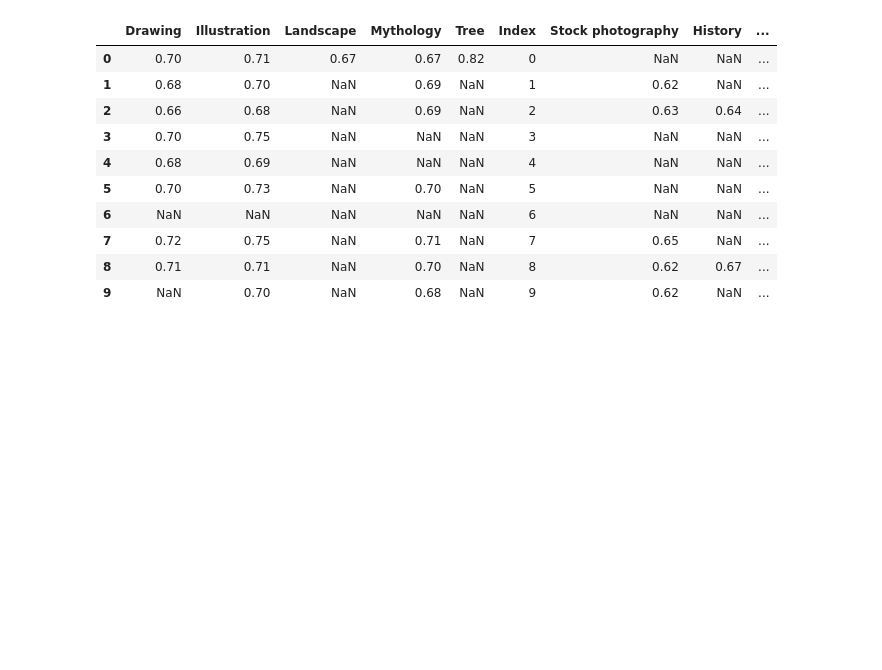
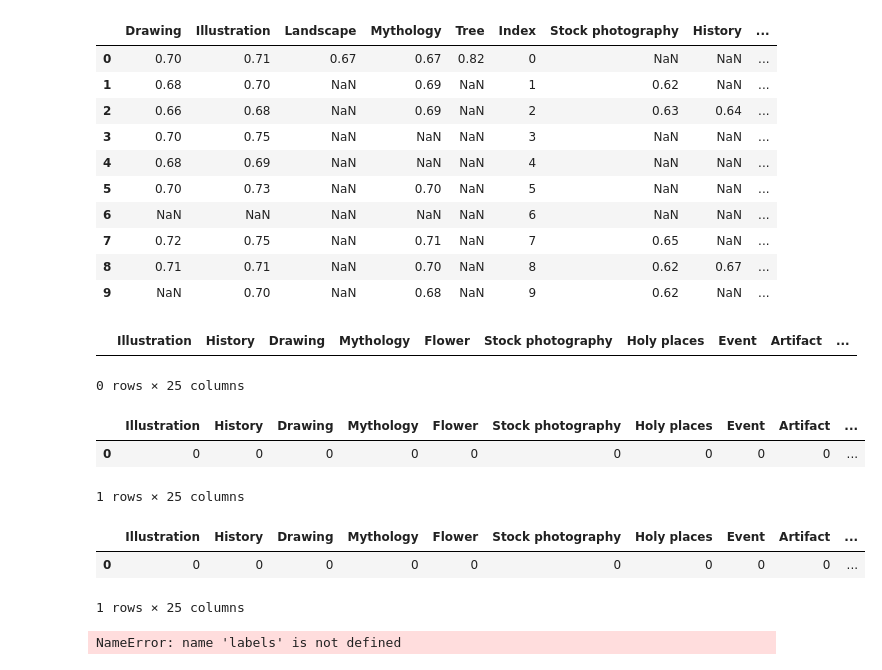
Before and after one commit to seve-26/vincentvanbot, a Jupyter notebook: notebooks/Defining_labels_notebook.ipynb, the cells around one changed output. Drawn from its saved outputs; the diff is of its cells as text; code cells hidden in the pictures; blank space fills up the shorter version.

```diff
--- a/notebooks/Defining_labels_notebook.ipynb
+++ b/notebooks/Defining_labels_notebook.ipynb
@@ -331,3 +330,13 @@ df3
 | 7 | 0.72 | 0.75 | NaN | 0.71 | NaN | 7 | 0.65 | NaN | ... |
 | 8 | 0.71 | 0.71 | NaN | 0.70 | NaN | 8 | 0.62 | 0.67 | ... |
 | 9 | NaN | 0.70 | NaN | 0.68 | NaN | 9 | 0.62 | NaN | ... |
+# %%
+final_custom_list = ['Illustration', 'History', 'Drawing', 'Mythology', 'Flower', 'Stock photography', 'Holy places',
+                                      'Event', 'Artifact', 'Ancient history', 'Wood', 'Vintage clothing', 'Tourist attraction', 'Sculpture',
+                                      'Font', 'Tree', 'Sky', 'Carving', 'Landscape', 'Metal', 'Middle ages', 'Prophet', 'Arch', 'Cloud', 'Building']
+# %%
+DFF = pd.DataFrame(columns=final_custom_list)
+DFF
+# %% [output]
+|  | Illustration | History | Drawing | Mythology | Flower | Stock photography | Holy places | Event | Artifact | ... |
+0 rows × 25 columns
@@ -333,0 +345,33 @@ df3
+# %%
+dictOfWords = { i : 0 for i in final_custom_list }
+# %%
+pd.DataFrame(dictOfWords, index=[0])
+# %% [output]
+|  | Illustration | History | Drawing | Mythology | Flower | Stock photography | Holy places | Event | Artifact | ... |
+| 0 | 0 | 0 | 0 | 0 | 0 | 0 | 0 | 0 | 0 | ... |
+1 rows × 25 columns
+# %%
+dictOfList = pd.DataFrame({ i : 0 for i in final_custom_list }, index=[0])
+dictOfList
+# %% [output]
+|  | Illustration | History | Drawing | Mythology | Flower | Stock photography | Holy places | Event | Artifact | ... |
+| 0 | 0 | 0 | 0 | 0 | 0 | 0 | 0 | 0 | 0 | ... |
+1 rows × 25 columns
+# %%
+final_custom_list = ['Illustration', 'History', 'Drawing', 'Mythology', 'Flower', 'Stock photography', 'Holy places',
+                                      'Event', 'Artifact', 'Ancient history', 'Wood', 'Vintage clothing', 'Tourist attraction', 'Sculpture',
+                                      'Font', 'Tree', 'Sky', 'Carving', 'Landscape', 'Metal', 'Middle ages', 'Prophet', 'Arch', 'Cloud', 'Building']
+'''create empty dictionary with custom labels'''
+custom_label_dict_empty = { i : 0 for i in final_custom_list }
+google_label_dict = {}
+
+'''create dictionary with google labels and their scores'''
+for label in labels:
+    google_label_dict[label.description]=round(label.score,2)
+
+'''update custom_label_dict with scores'''
+for element in final_custom_list:
+    if element in google_label_dict and google_label_dict(element) > 0.6:
+        custom_label_dict_empty.update(element = google_label_dict(element) )
+# %% [output]
+NameError: name 'labels' is not defined
```
Also changed, not shown: parts of 2 cells of this notebook, 7 other files.
